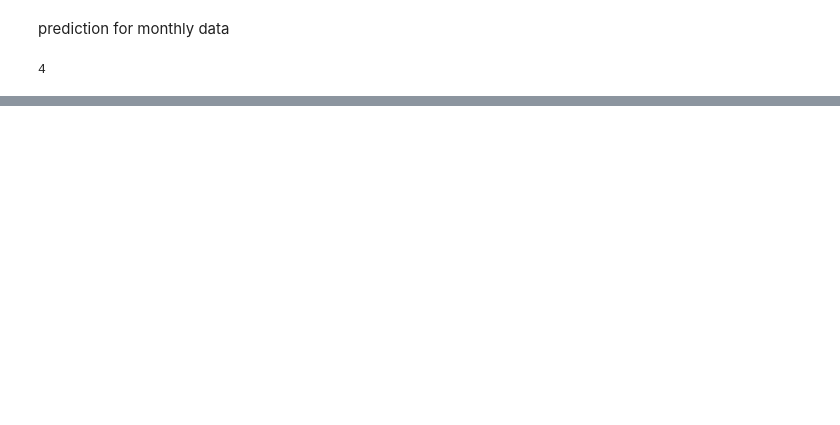
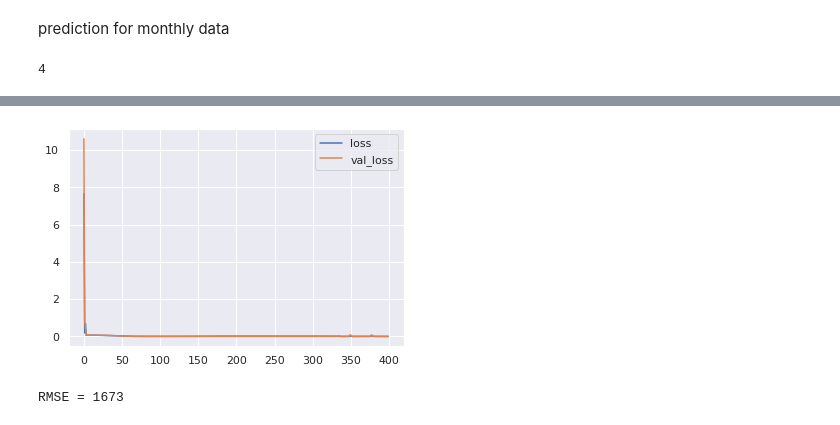
Before and after one commit to pixel-ports/PV_prod_predic, a Jupyter notebook: MODEL_PREDIC_BENCHMARK/UV_Prediction.ipynb, the cells around one changed output, grey strips where cells are left out. Cells and saved outputs as stored; diff of their text form; code cells hidden in the pictures; blank space fills up the shorter version.

```diff
--- a/MODEL_PREDIC_BENCHMARK/UV_Prediction.ipynb
+++ b/MODEL_PREDIC_BENCHMARK/UV_Prediction.ipynb
@@ -238,0 +370,37 @@ Freq: M, dtype: float64
+# %%
+trainX = Variable(torch.Tensor(X_train))
+trainY = Variable(torch.Tensor(y_train))
+
+testX = Variable(torch.Tensor(X_test))
+testY = Variable(torch.Tensor(y_test))
+# %%
+loss_values = []
+val_loss_values = []
+for t in range(train_episodes):
+    mv_net.train()
+    for b in range(0,len(trainX),batch_size):
+        inpt = trainX[b:b+batch_size,:,:]
+        target = trainY[b:b+batch_size]
+
+        x_batch = torch.tensor(inpt,dtype=torch.float32)
+        y_batch = torch.tensor(target,dtype=torch.float32)
+
+        mv_net.init_hidden(x_batch.size(0))
+        output = mv_net(x_batch)
+        loss = criterion(output.view(-1), y_batch)
+
+        loss.backward()
+        optimizer.step()
+        optimizer.zero_grad()
+
+
+    loss_values.append(loss)
+
+    ##add test
+    mv_net.eval()
+    mv_net.init_hidden(testX.size(0))
+    test_predict = mv_net(testX)
+    loss = criterion(test_predict.view(-1), testY)
+    val_loss_values.append(loss)
+    if t % 10 == 0:
+        print("%d, loss %f val_loss %f" % (t,loss_values[-1],loss))
@@ -238,0 +425,19 @@ Freq: M, dtype: float64
+# %%
+plt.plot(loss_values[:], label="loss")
+plt.plot(val_loss_values[:], label="val_loss")
+plt.legend()
+plt.show()
+# %% [output]
+[figure, added]
+# %%
+mv_net.eval()
+mv_net.init_hidden(testX.size(0))
+test_predict = mv_net(testX).detach().numpy()
+
+test_predict = target_scaler.inverse_transform(test_predict.reshape(-1, 1))
+
+from sklearn.metrics import mean_squared_error
+rmse = mean_squared_error(test_predict[:,0],daily_data_with_weather['Energy_Generated'].iloc[train_size + n_timesteps::1] ,squared=False)
+print("RMSE = %d" % rmse)
+# %% [output]
+RMSE = 1673
```
Also changed, not shown: parts of 22 cells of this notebook.
